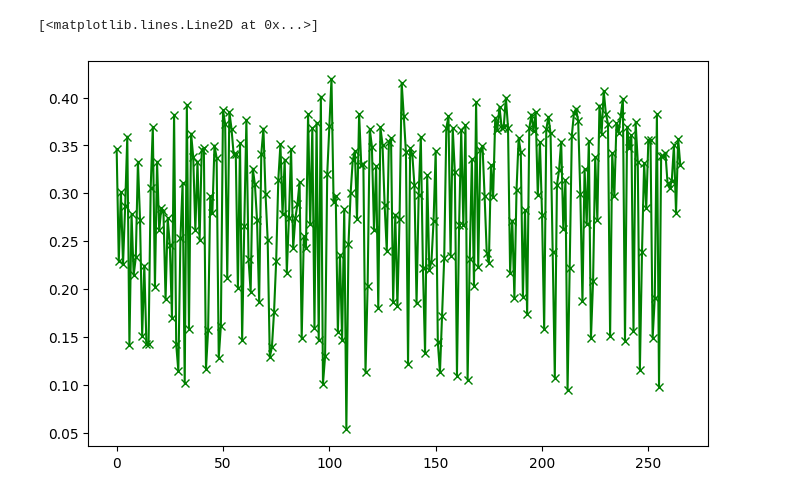
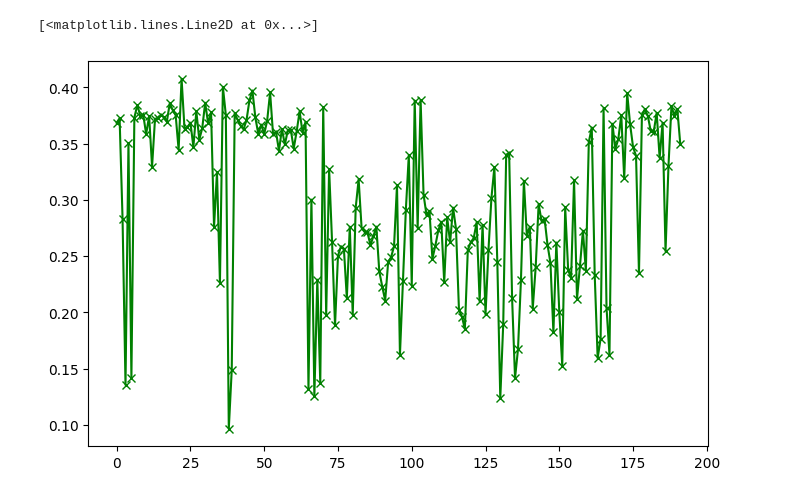
Before and after one commit to DomenicoVillari3/bioai, a Jupyter notebook: plot.ipynb, the cells around one changed output. Saved outputs shown, nothing was run; the diff lists cells and outputs as text; code cells hidden in the pictures.

```diff
--- a/plot.ipynb
+++ b/plot.ipynb
@@ -26,6 +26,6 @@ plt.show()
 # %%
 plt.figure(figsize=(8, 5))  # dimensioni del grafico
-plt.plot(x, df["score"], marker='x', linestyle='-', color='green')
+plt.plot(x, df["step"], marker='x', linestyle='-', color='green')
 # %% [output]
 [<matplotlib.lines.Line2D at 0x...>]
-[figure, old version]
+[figure, new version]
```
Also changed, not shown: parts of 1 cell of this notebook, 5 other files.
